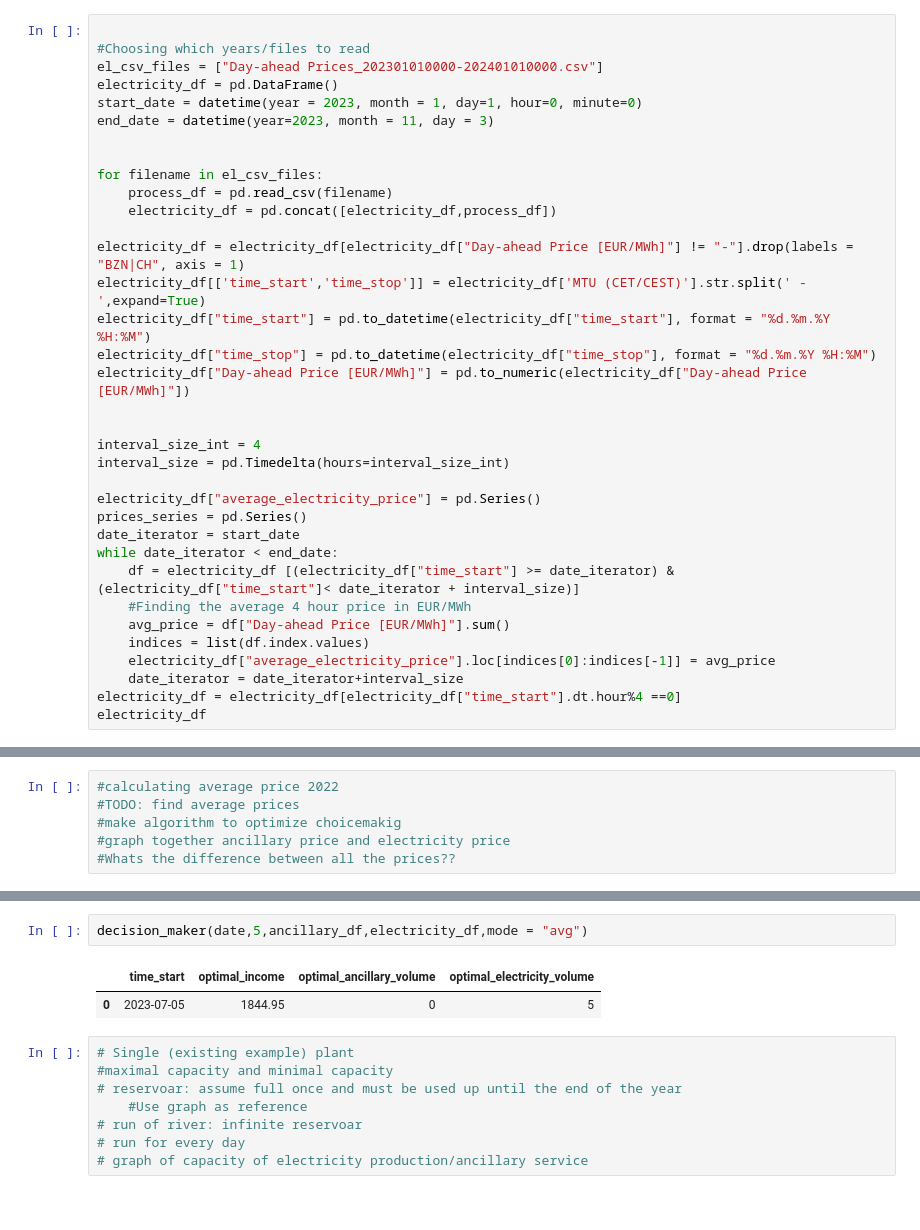
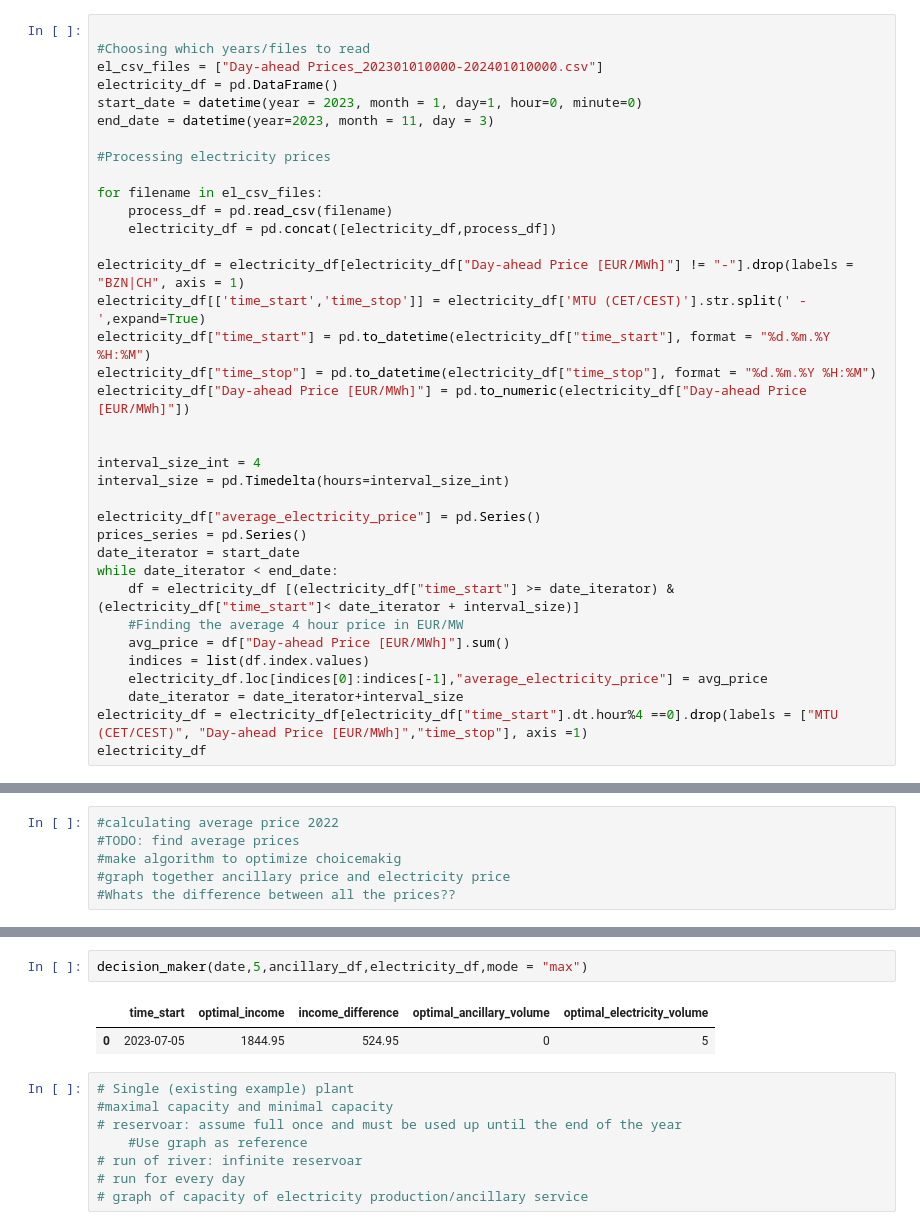
Before and after one commit to ibstokke/EnergyNow23, a Jupyter notebook: Electricity_prices.ipynb, the cells around one changed output, grey strips where cells are left out. Cells and saved outputs as stored; diff of their text form.

```diff
--- a/Electricity_prices.ipynb
+++ b/Electricity_prices.ipynb
@@ -11,6 +11,7 @@ electricity_df = pd.DataFrame()
 start_date = datetime(year = 2023, month = 1, day=1, hour=0, minute=0)
 end_date = datetime(year=2023, month = 11, day = 3)
 
+#Processing electricity prices
 
 for filename in el_csv_files:
     process_df = pd.read_csv(filename)
@@ -31,11 +32,11 @@ prices_series = pd.Series()
 date_iterator = start_date
 while date_iterator < end_date:
     df = electricity_df [(electricity_df["time_start"] >= date_iterator) & (electricity_df["time_start"]< date_iterator + interval_size)]
-    #Finding the average 4 hour price in EUR/MWh
+    #Finding the average 4 hour price in EUR/MW
     avg_price = df["Day-ahead Price [EUR/MWh]"].sum()
     indices = list(df.index.values)
-    electricity_df["average_electricity_price"].loc[indices[0]:indices[-1]] = avg_price
+    electricity_df.loc[indices[0]:indices[-1],"average_electricity_price"] = avg_price
     date_iterator = date_iterator+interval_size
-electricity_df = electricity_df[electricity_df["time_start"].dt.hour%4 ==0]
+electricity_df = electricity_df[electricity_df["time_start"].dt.hour%4 ==0].drop(labels = ["MTU (CET/CEST)", "Day-ahead Price [EUR/MWh]","time_stop"], axis =1)
 electricity_df
 # %% [output]
@@ -220,8 +189,8 @@ def decision_maker(date, volume, ancillary_df,electricity_df, mode):
 # %%
-decision_maker(date,5,ancillary_df,electricity_df,mode = "avg")
+decision_maker(date,5,ancillary_df,electricity_df,mode = "max")
 # %% [output]
-|  | time_start | optimal_income | optimal_ancillary_volume | optimal_electricity_volume |
-| 0 | 2023-07-05 | 1844.95 | 0 | 5 |
+|  | time_start | optimal_income | income_difference | optimal_ancillary_volume | optimal_electricity_volume |
+| 0 | 2023-07-05 | 1844.95 | 524.95 | 0 | 5 |
 # %%
 # Single (existing example) plant
 #maximal capacity and minimal capacity
```
Also changed, not shown: parts of 8 cells of this notebook.
